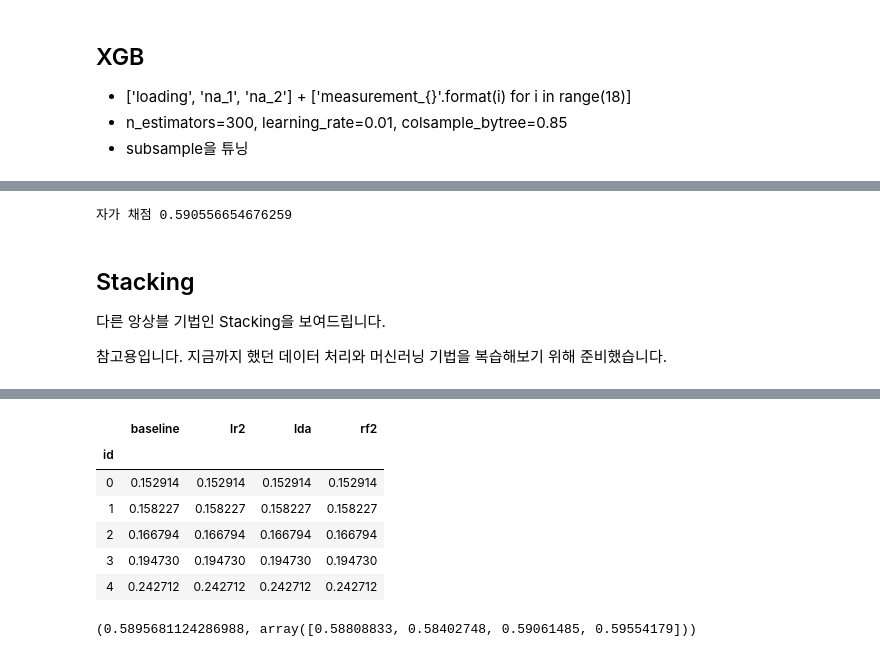
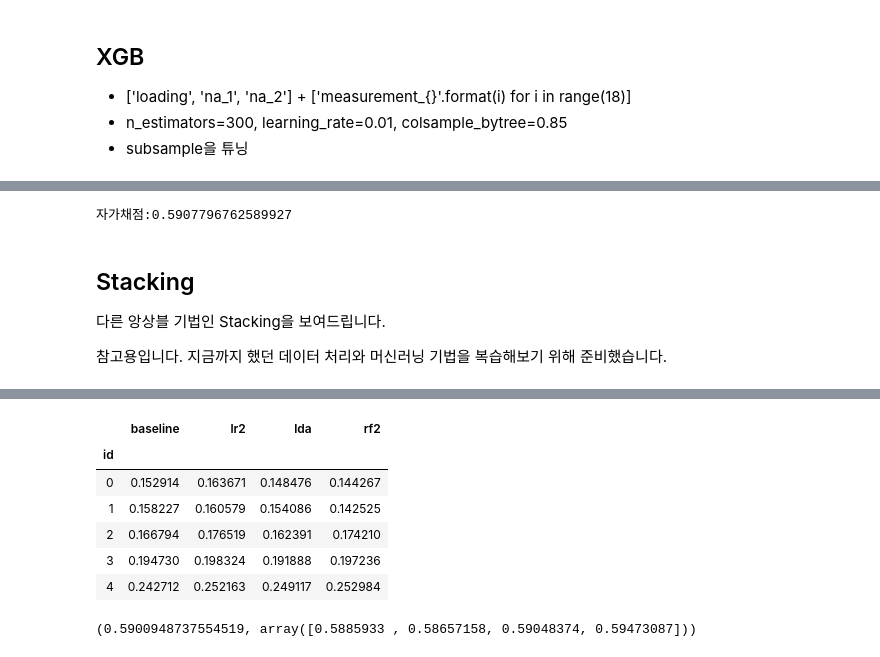
Before and after one commit to sunkusun9/DS_lv3_2506_1, a Jupyter notebook: sec_ds_lv3_prob1_kaggle.ipynb, the cells around one changed output, grey strips where cells are left out. Drawn from its saved outputs; the diff is of its cells as text; code cells hidden in the pictures.

Commit message:
Day2 Kaggle 문제 최종 노트 올립니다.

```diff
--- a/sec_ds_lv3_prob1_kaggle.ipynb
+++ b/sec_ds_lv3_prob1_kaggle.ipynb
@@ -401,11 +481,13 @@ eval_model('clf_rf', clf_rf)
 # %% [markdown]
 ## RF2: RandomForestClassifier + LinearDiscriminantAnalysis
 # %%
-# Baseline 튜닝: C
 from sklearn.ensemble import RandomForestClassifier
+
+# Decision Tree는 선형 관계에 있는 분리면을 만들기 위해 많은 노드가 필요합니다.
+# LinearDiscrimantAnalysis의 출력결과로 노드이 수를 줄여 효율성을 부여할 경의 성능차를 살펴봅니다.
 ct = ColumnTransformer([
-    ('std_lda', make_pipeline(StandardScaler(), LinearDiscriminantAnalysis()), ['loading'] + ['measurement_{}'.format(i) for i in range(18)]),
-    ('pt', 'passthrough', ['na_1', 'na_2'])
+    ('std_lda', make_pipeline(StandardScaler(), LinearDiscriminantAnalysis()),['measurement_{}'.format(i) for i in range(18)]),
+    ('pt', 'passthrough', ['loading', 'na_1', 'na_2'])
 ])
 
 clf_rf2 = make_pipeline(ct, RandomForestClassifier(
@@ -508,7 +592,8 @@ df_vt.head()
 # %%
-print('자가 채점', roc_auc_score(s_kaggle_ans, df_vt.mean(axis = 1)))
+prd = df_vt.mean(axis = 1)
+print("자가채점:{}".format(roc_auc_score(s_kaggle_ans, prd)))
 # %% [output]
-자가 채점 0.590556654676259
+자가채점:0.5907796762589927
 # %% [markdown]
 ## Stacking
 
@@ -523,45 +608,47 @@ print('자가 채점', roc_auc_score(s_kaggle_ans, df_vt.mean(axis = 1)))
 # %%
 # 1단계: Cross Validation 예측결과를 모아 메타 모델 학습을 위한 데이터셋을 만듭니다.
 from sklearn.model_selection import cross_val_predict
 # 메타 모델이 접하게되는 데이터는 1차 모델의 예측 결과 인데,
 # 일반화 성능을 높이려면 이 데이터의 분포가 학습하지 않았던 데이터의 분포와 비슷해야 합니다.
 # 학습에 사용되지 않았던 겹외셋의 예측 결과 사용하여,
 # 이렇게 데이터의 분포를 실제 예측시의 분포와 최대한 유사하게 해줍니다.
 
 model_list = [
     ('baseline', clf_lr), # LR + SFS
     ('lr2', clf_lr2), # LR.2: LR + feature PCA
     ('lda', clf_lda), # LDA
     ('rf2', clf_rf2), # RF + LDA
 ]
 
 df_oof = pd.concat([
     pd.Series(
         cross_val_predict(
-            clf_lr, df_train[X_all], df_train['failure'], groups = df_train['product_code'], cv = gkf, method = 'predict_proba'
+            clf, df_train[X_all], df_train['failure'], groups = df_train['product_code'], cv = gkf, method = 'predict_proba'
         )[:, 1], index = df_train.index, name = name
     )
     for name, clf in model_list
 ], axis = 1)
 df_oof.head()
 # %% [output]
 |  | baseline | lr2 | lda | rf2 |
 | id |  |  |  |  |
-| 0 | 0.152914 | 0.152914 | 0.152914 | 0.152914 |
-| 1 | 0.158227 | 0.158227 | 0.158227 | 0.158227 |
-| 2 | 0.166794 | 0.166794 | 0.166794 | 0.166794 |
-| 3 | 0.194730 | 0.194730 | 0.194730 | 0.194730 |
-| 4 | 0.242712 | 0.242712 | 0.242712 | 0.242712 |
+| 0 | 0.152914 | 0.163671 | 0.148476 | 0.144267 |
+| 1 | 0.158227 | 0.160579 | 0.154086 | 0.142525 |
+| 2 | 0.166794 | 0.176519 | 0.162391 | 0.174210 |
+| 3 | 0.194730 | 0.198324 | 0.191888 | 0.197236 |
+| 4 | 0.242712 | 0.252163 | 0.249117 | 0.252984 |
 # %%
 # 메타 모델을 검증을 해봅니다.
 from sklearn.model_selection import cross_val_score
 # 메타 모델은 Logistic Regression을 사용해 봅니다.
+# df_oof와 failure 변수로  검증을 할 수 있습니다.
 scores = cross_val_score(
-    LogisticRegression(solver = 'lbfgs'), df_oof, df_train['failure'], scoring = 'roc_auc', groups = df_train['product_code'], cv = gkf
+    LogisticRegression(solver = 'lbfgs'), df_oof, df_train['failure'], scoring = 'roc_auc',
+    groups = df_train['product_code'], cv = gkf
 )
 np.mean(scores), scores
 # %% [output]
-(0.5895681124286988, array([0.58808833, 0.58402748, 0.59061485, 0.59554179]))
+(0.5900948737554519, array([0.5885933 , 0.58657158, 0.59048374, 0.59473087]))
 # %%
 # 2단계 메타 모델을 학습 시키고, 예측해 봅니다.
 # 메타 모델 평가 데이터를 만듭니다. 1. 전체데이터로 기반 모델 학습 2. 평가 데이터에 대한 기반 모델 예측 결과 만들기
```
Also changed, not shown: parts of 45 cells of this notebook.
